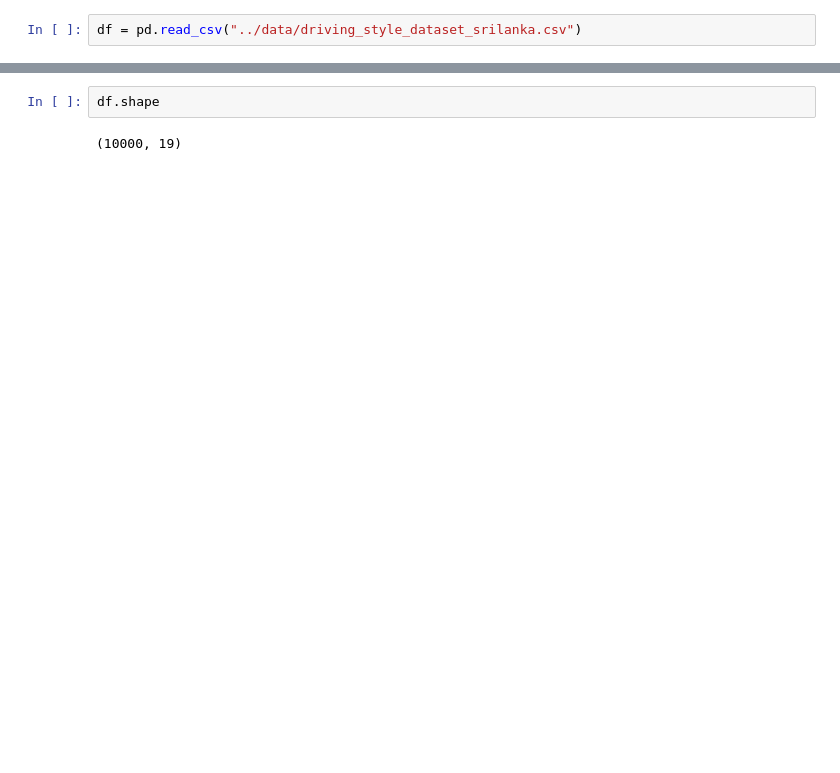
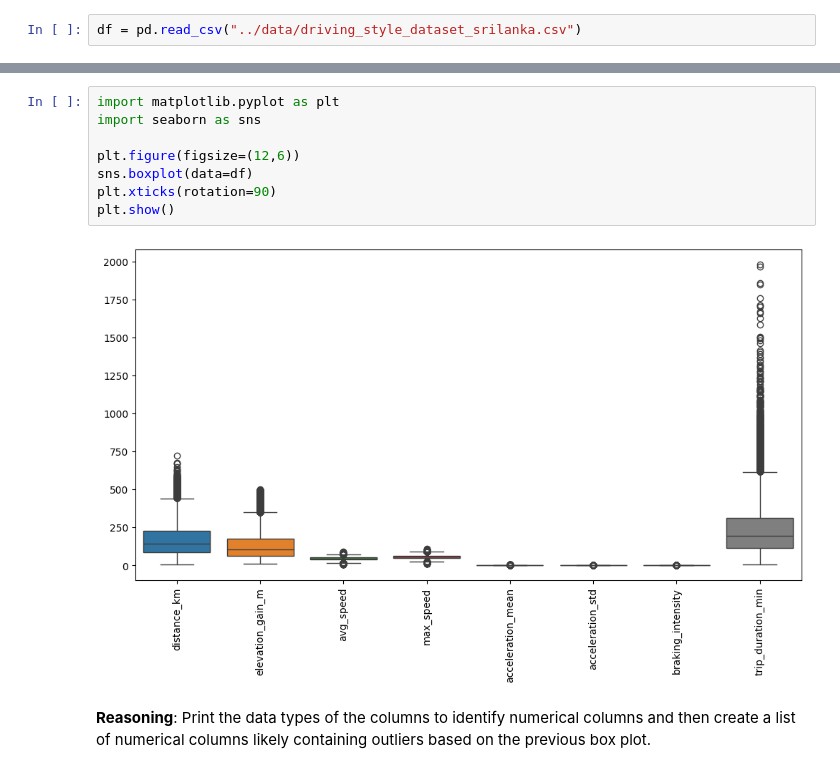
Before and after one commit to Chanukaa2002/ML-EV, a Jupyter notebook: backend/notebooks/driving_style.ipynb, the cells around one changed output, grey strips where cells are left out. Saved outputs shown, nothing was run; the diff lists cells and outputs as text; blank space fills up the shorter version.

```diff
--- a/backend/notebooks/driving_style.ipynb
+++ b/backend/notebooks/driving_style.ipynb
@@ -15,4 +16,13 @@ df.head()
-# %%
-df.shape
-# %% [output]
-(10000, 19)
+# %%
+import matplotlib.pyplot as plt
+import seaborn as sns
+
+plt.figure(figsize=(12,6))
+sns.boxplot(data=df)
+plt.xticks(rotation=90)
+plt.show()
+# %% [output]
+[figure, added]
+# %% [markdown]
+**Reasoning**:
+Print the data types of the columns to identify numerical columns and then create a list of numerical columns likely containing outliers based on the previous box plot.
```
Also changed, not shown: parts of 34 cells of this notebook, 8 other files.
